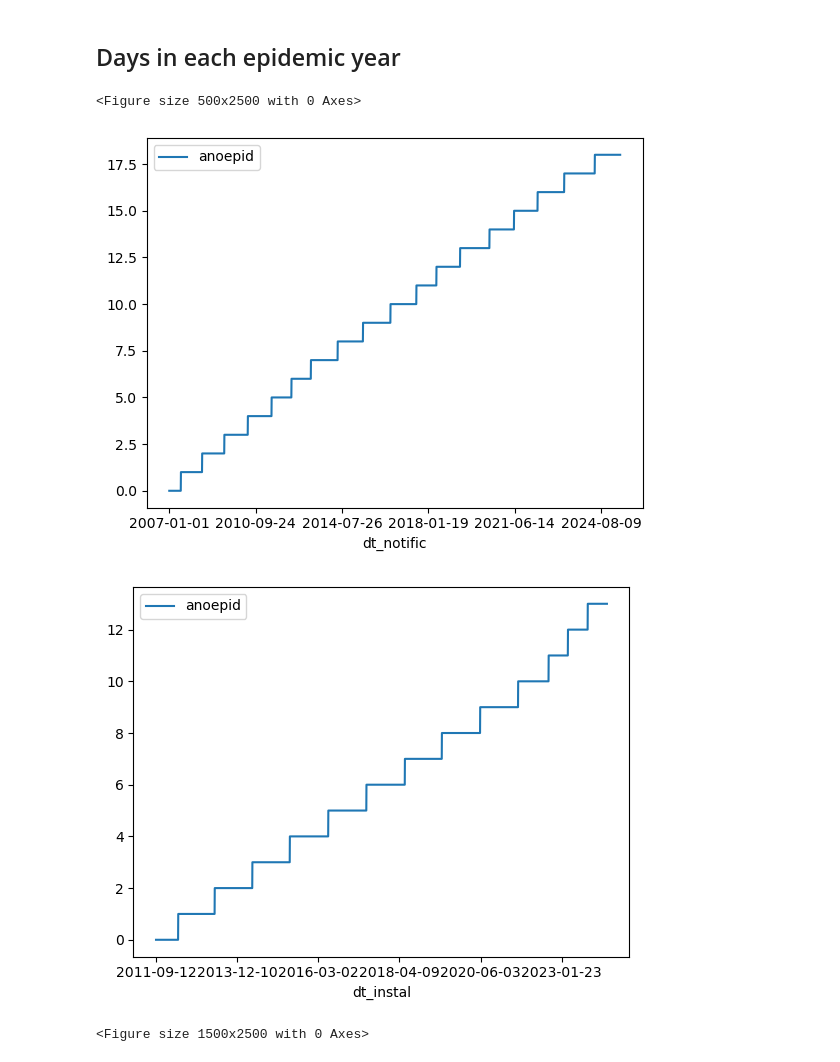
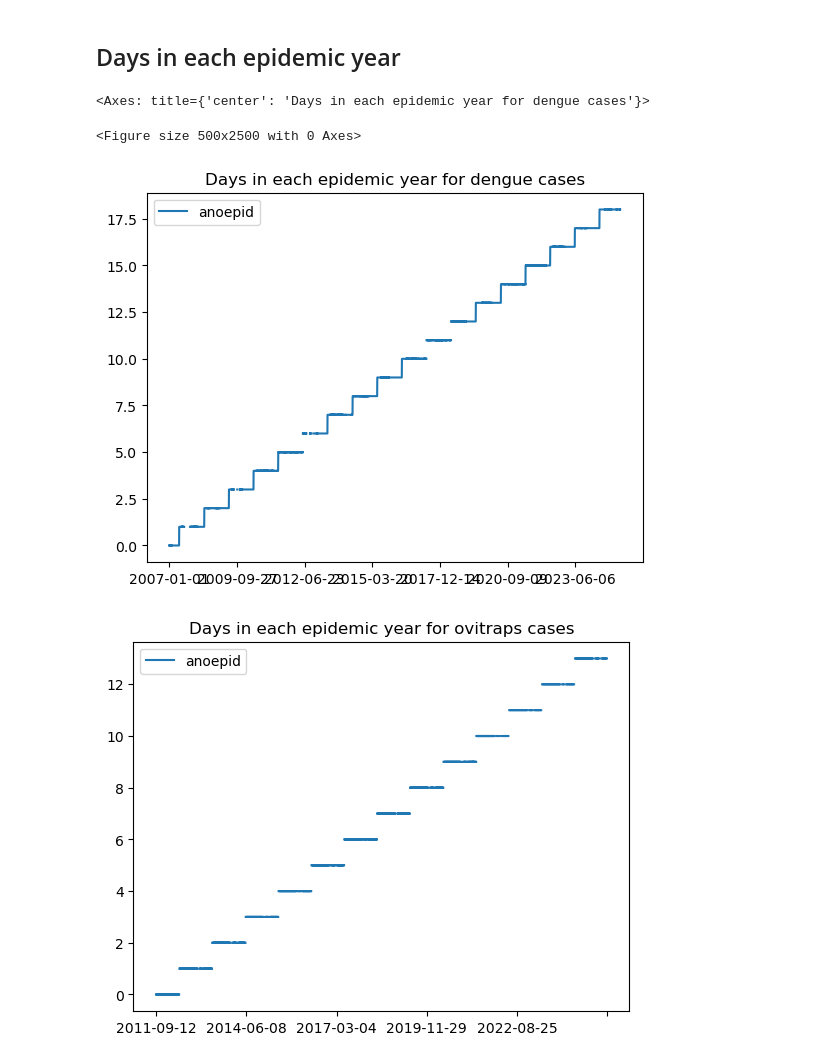
Before and after one commit to pedrobahia7/tcc_ovitraps, a Jupyter notebook: notebooks/problems/epidemic_date.ipynb, the cells around one changed output. Saved outputs shown, nothing was run; the diff lists cells and outputs as text; code cells hidden in the pictures.

Commit message:
small improvements in days for every year plot

```diff
--- a/notebooks/problems/epidemic_date.ipynb
+++ b/notebooks/problems/epidemic_date.ipynb
@@ -299,18 +299,20 @@ Epidemic Year: 2016_17
 # %%
 days_in_anoepid_dengue = dengue_data_aux[['dt_notific','anoepid']].drop_duplicates().set_index('dt_notific').sort_index()
 days_in_anoepid_dengue['anoepid'] = days_in_anoepid_dengue['anoepid'].astype("category").cat.codes
 # Reindex with full daily range
 full_range = pd.date_range(
     start=days_in_anoepid_dengue.index.min(),
     end=days_in_anoepid_dengue.index.max(),
     freq='D'
-)
+).astype('str')
+days_in_anoepid_dengue = days_in_anoepid_dengue.reindex(full_range)
 
 plt.figure(figsize=(5, 25))
-days_in_anoepid_dengue = days_in_anoepid_dengue.plot()
+days_in_anoepid_dengue.plot(title="Days in each epidemic year for dengue cases")
 # %% [output]
-<Figure size 500x2500 with 0 Axes>
+<Axes: title={'center': 'Days in each epidemic year for dengue cases'}>
+<Figure size 500x2500 with 0 Axes>
-[figure, old version]
+[figure, new version]
 # %%
 
 days_in_anoepid_ovitraps = ovitraps_data_aux[['dt_instal','anoepid']].drop_duplicates().set_index('dt_instal').sort_index()
@@ -320,11 +322,11 @@ full_range = pd.date_range(
     start=days_in_anoepid_ovitraps.index.min(),
     end=days_in_anoepid_ovitraps.index.max(),
     freq='D'
-)
+).astype('str')
 
-days_in_anoepid_ovitraps = days_in_anoepid_ovitraps.plot()
-plt.figure(figsize=(15, 25))
+days_in_anoepid_ovitraps = days_in_anoepid_ovitraps.reindex(full_range)
+
+days_in_anoepid_ovitraps = days_in_anoepid_ovitraps.plot(title="Days in each epidemic year for ovitraps cases")
 plt.show()
 # %% [output]
-[figure, old version]
+[figure, new version]
-<Figure size 1500x2500 with 0 Axes>
```
